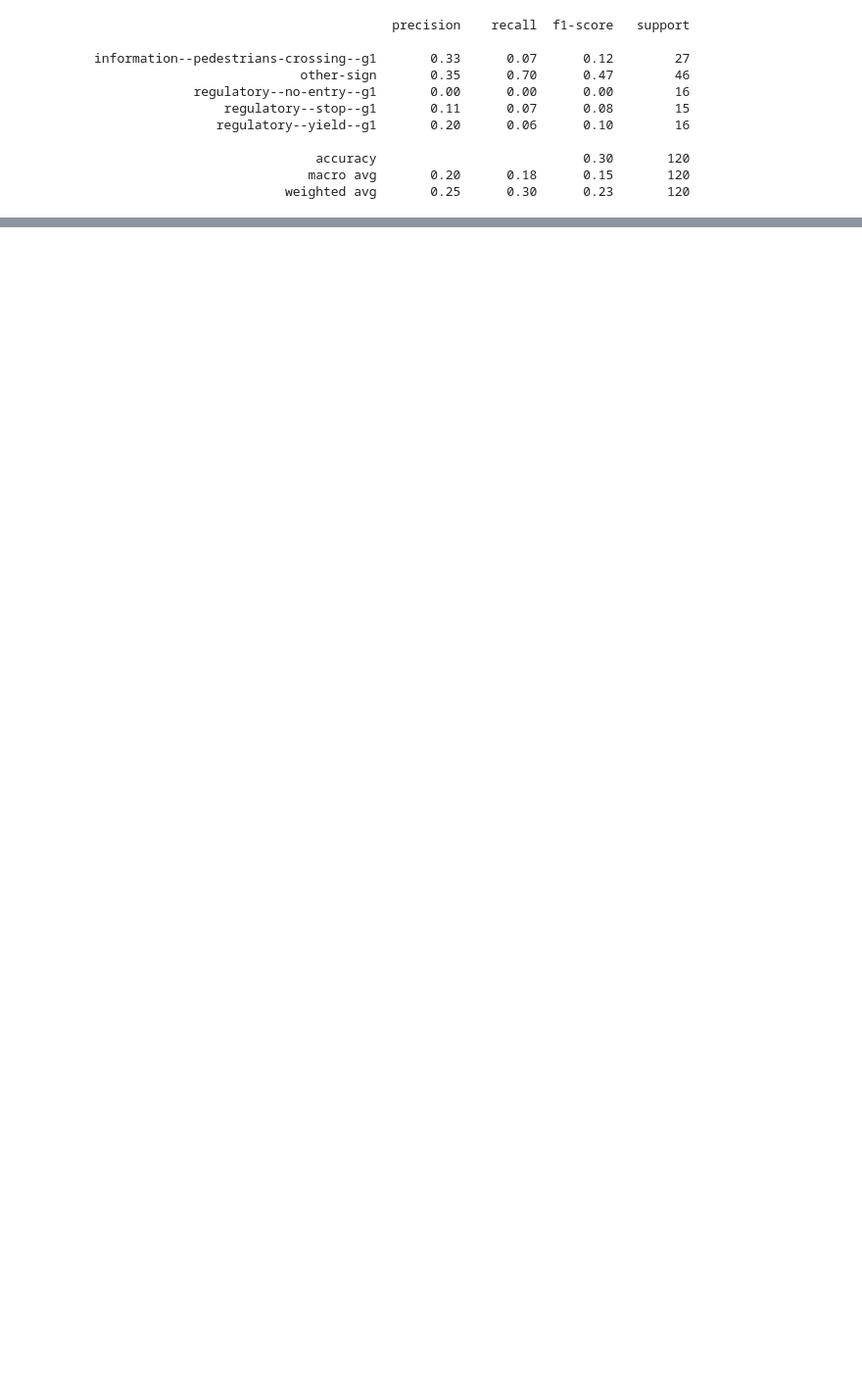
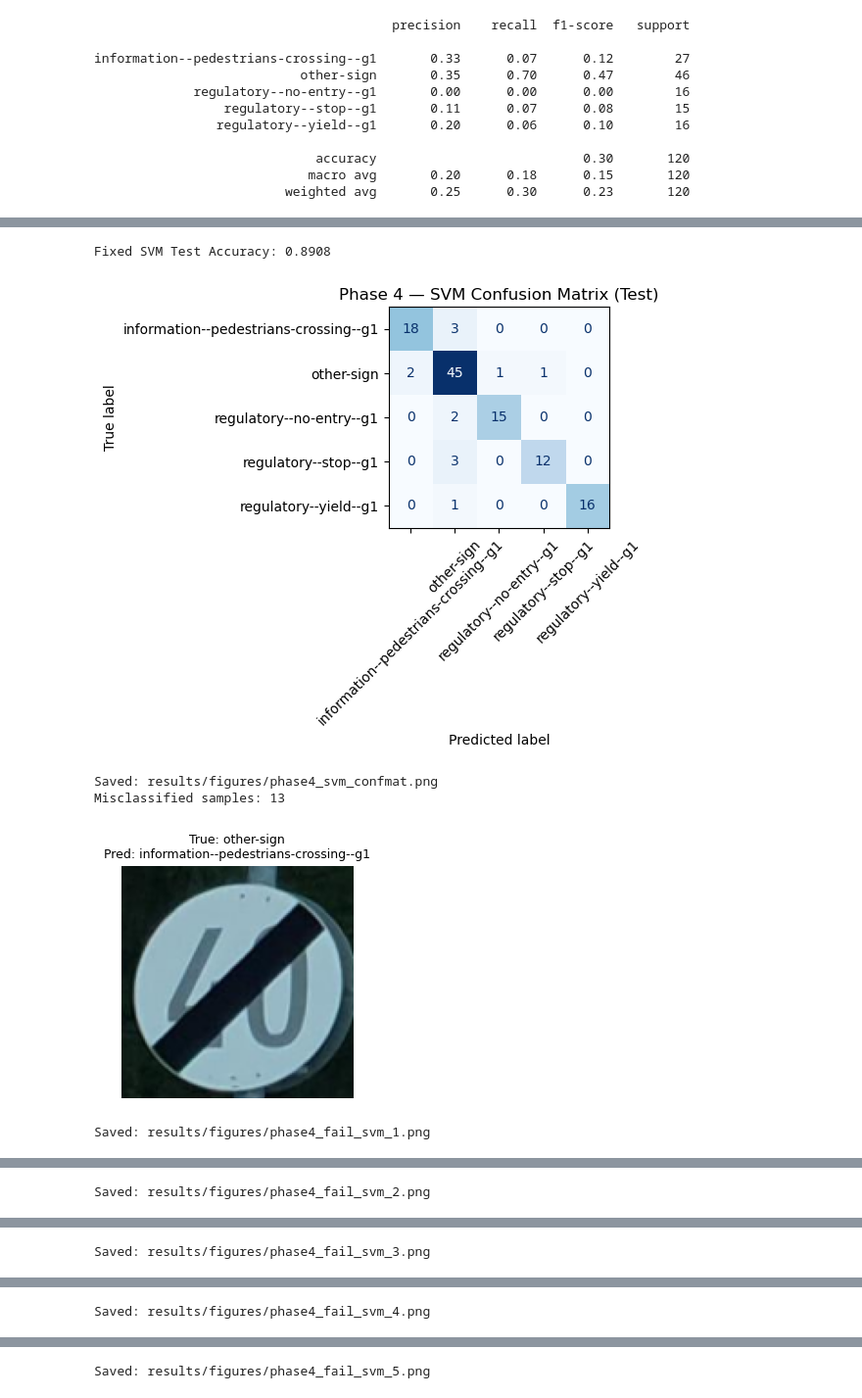
Before and after one commit to Harshalk2002/urban-sign-vision-system, a Jupyter notebook: project/notebooks/04_deep_learning.ipynb, the cells around one changed output, grey strips where cells are left out. Shown at 98% size. Cells and saved outputs as stored; diff of their text form; code cells hidden in the pictures; blank space fills up the shorter version.

```diff
--- a/project/notebooks/04_deep_learning.ipynb
+++ b/project/notebooks/04_deep_learning.ipynb
@@ -280,0 +386,59 @@ information--pedestrians-crossing--g1       0.33      0.07      0.12        27
+# %%
+# === PHASE 4 - BLOCK 2C: FIX LABEL TYPES + SAVE CM + FAIL IMAGES ===
+import numpy as np, matplotlib.pyplot as plt, cv2
+from sklearn.metrics import confusion_matrix, ConfusionMatrixDisplay, accuracy_score
+from pathlib import Path
+
+FIG_DIR = Path("results/figures"); FIG_DIR.mkdir(parents=True, exist_ok=True)
+
+# Convert predictions to integer indices if they are strings
+if isinstance(y_pred[0], str):
+    pred_idx = np.array([cls2idx[c] for c in y_pred])
+else:
+    pred_idx = np.asarray(y_pred)
+
+# If y_test accidentally are class names, convert them to ints
+if isinstance(y_test[0], str):
+    true_idx = np.array([cls2idx[c] for c in y_test])
+else:
+    true_idx = np.asarray(y_test)
+
+# Recompute accuracy with aligned types
+acc_fixed = accuracy_score(true_idx, pred_idx)
+print(f"Fixed SVM Test Accuracy: {acc_fixed:.4f}")
+
+# Confusion matrix (save)
+cm = confusion_matrix(true_idx, pred_idx, labels=range(len(classes)))
+disp = ConfusionMatrixDisplay(cm, display_labels=classes)
+fig, ax = plt.subplots(figsize=(7,5))
+disp.plot(ax=ax, cmap="Blues", colorbar=False, xticks_rotation=45)
+plt.title("Phase 4 — SVM Confusion Matrix (Test)")
+plt.tight_layout()
+out_cm = FIG_DIR / "phase4_svm_confmat.png"
+plt.savefig(out_cm, dpi=160); plt.show()
+print("Saved:", out_cm)
+
+# Misclassifications → save first 5 images with titles
+wrong_idxs = np.where(pred_idx != true_idx)[0]
+print("Misclassified samples:", len(wrong_idxs))
+
+def to_rgb(bgr): return cv2.cvtColor(bgr, cv2.COLOR_BGR2RGB)
+
+for k, idx in enumerate(wrong_idxs[:5]):
+    rgb = to_rgb(crops_bgr[idx].copy())
+    true_lab = classes[true_idx[idx]]
+    pred_lab = classes[pred_idx[idx]]
+    plt.figure(figsize=(4,3))
+    plt.imshow(rgb); plt.axis("off")
+    plt.title(f"True: {true_lab}\nPred: {pred_lab}", fontsize=9)
+    plt.tight_layout()
+    out_img = FIG_DIR / f"phase4_fail_svm_{k+1}.png"
+    plt.savefig(out_img, dpi=160); plt.show()
+    print("Saved:", out_img)
+# %% [output]
+Fixed SVM Test Accuracy: 0.8908
+[figure, added]
+Saved: results/figures/phase4_svm_confmat.png
+Misclassified samples: 13
+[figure, added]
+Saved: results/figures/phase4_fail_svm_1.png
@@ -280,0 +446 @@ information--pedestrians-crossing--g1       0.33      0.07      0.12        27
+Saved: results/figures/phase4_fail_svm_2.png
@@ -280,0 +448 @@ information--pedestrians-crossing--g1       0.33      0.07      0.12        27
+Saved: results/figures/phase4_fail_svm_3.png
@@ -280,0 +450 @@ information--pedestrians-crossing--g1       0.33      0.07      0.12        27
+Saved: results/figures/phase4_fail_svm_4.png
@@ -280,0 +452 @@ information--pedestrians-crossing--g1       0.33      0.07      0.12        27
+Saved: results/figures/phase4_fail_svm_5.png
```
Also changed, not shown: parts of 5 cells of this notebook, 27 other files.
